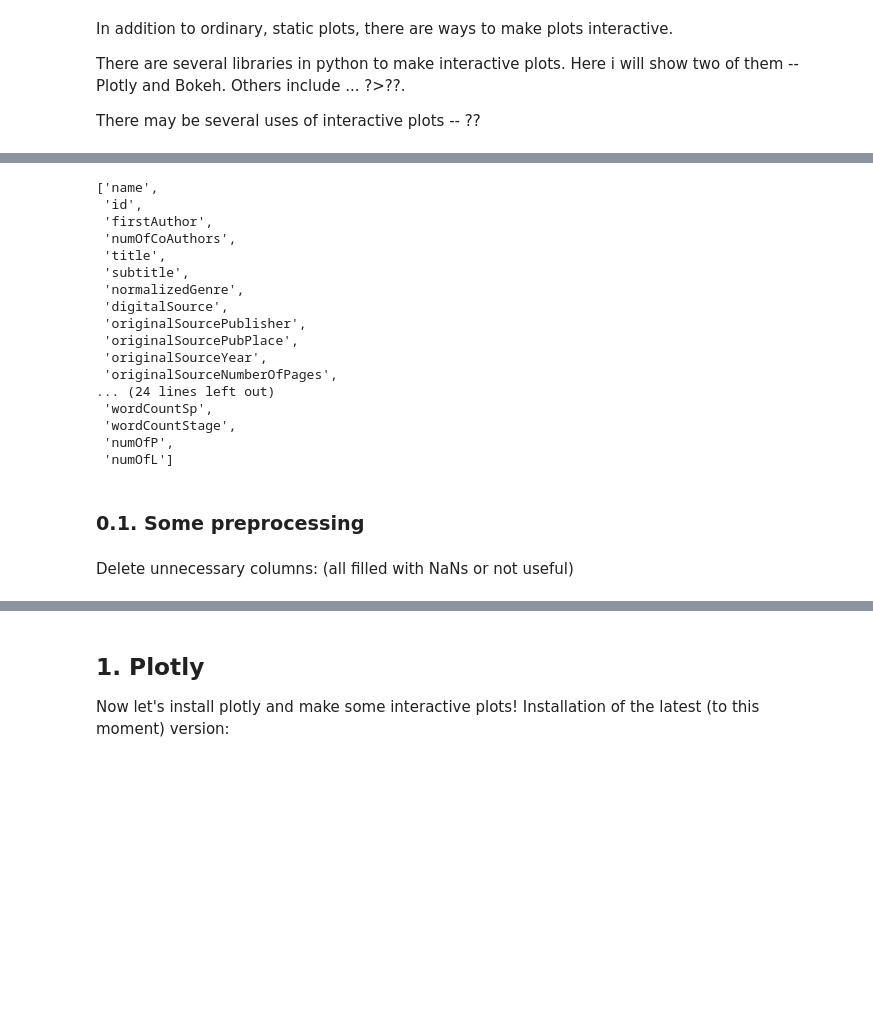
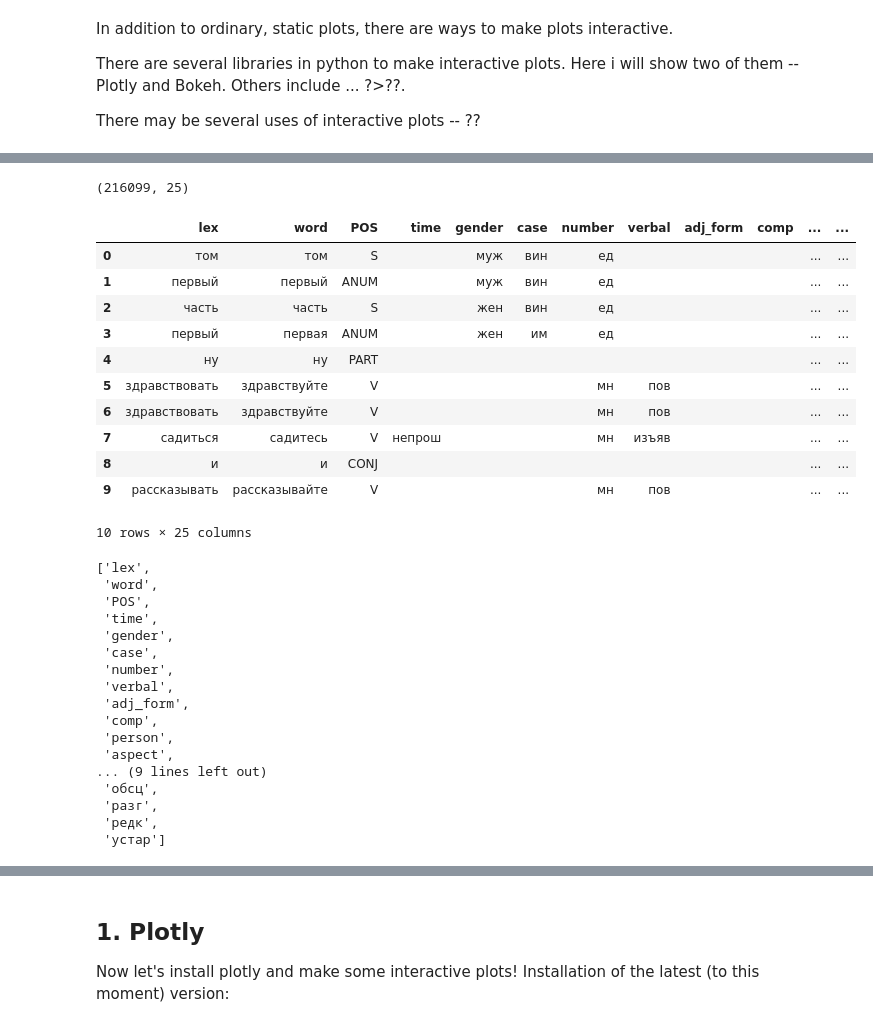
Before and after one commit to gbulg/Data-analysis-class, a Jupyter notebook: Final_Project_handout.ipynb, the cells around one changed output, grey strips where cells are left out. Saved outputs shown, nothing was run; the diff lists cells and outputs as text; code cells hidden in the pictures; blank space fills up the shorter version.

```diff
--- a/Final_Project_handout.ipynb
+++ b/Final_Project_handout.ipynb
@@ -67,24 +48,41 @@ metadata_df.head()
+# %%
+tolstoy_df = pd.read_csv('https://raw.githubusercontent.com/dashapopova/Data-Analysis-Python-II/main/24.09/tolstoy.csv', sep='\t').fillna('') # reading from file and substituting empty values with empty rows
+
+tolstoy_df.shape
+# %% [output]
+(216099, 25)
+# %%
+tolstoy_df.head(10)
+# %% [output]
+|  | lex | word | POS | time | gender | case | number | verbal | adj_form | comp | ... | ... |
+| 0 | том | том | S |  | муж | вин | ед |  |  |  | ... | ... |
+| 1 | первый | первый | ANUM |  | муж | вин | ед |  |  |  | ... | ... |
+| 2 | часть | часть | S |  | жен | вин | ед |  |  |  | ... | ... |
+| 3 | первый | первая | ANUM |  | жен | им | ед |  |  |  | ... | ... |
+| 4 | ну | ну | PART |  |  |  |  |  |  |  | ... | ... |
+| 5 | здравствовать | здравствуйте | V |  |  |  | мн | пов |  |  | ... | ... |
+| 6 | здравствовать | здравствуйте | V |  |  |  | мн | пов |  |  | ... | ... |
+| 7 | садиться | садитесь | V | непрош |  |  | мн | изъяв |  |  | ... | ... |
+| 8 | и | и | CONJ |  |  |  |  |  |  |  | ... | ... |
+| 9 | рассказывать | рассказывайте | V |  |  |  | мн | пов |  |  | ... | ... |
+10 rows × 25 columns
 # %%
-list(metadata_df.columns)
+list(tolstoy_df.columns)
 # %% [output]
-['name',
- 'id',
- 'firstAuthor',
- 'numOfCoAuthors',
- 'title',
- 'subtitle',
- 'normalizedGenre',
- 'digitalSource',
- 'originalSourcePublisher',
- 'originalSourcePubPlace',
- 'originalSourceYear',
- 'originalSourceNumberOfPages',
-... (24 lines left out)
- 'wordCountSp',
- 'wordCountStage',
- 'numOfP',
- 'numOfL']
+['lex',
+ 'word',
+ 'POS',
+ 'time',
+ 'gender',
+ 'case',
+ 'number',
+ 'verbal',
+ 'adj_form',
+ 'comp',
+ 'person',
+ 'aspect',
+... (9 lines left out)
+ 'обсц',
+ 'разг',
+ 'редк',
+ 'устар']
-# %% [markdown]
-### 0.1. Some preprocessing
-# %% [markdown]
-Delete unnecessary columns: (all filled with NaNs or not useful)
```
Also changed, not shown: parts of 17 cells of this notebook.
